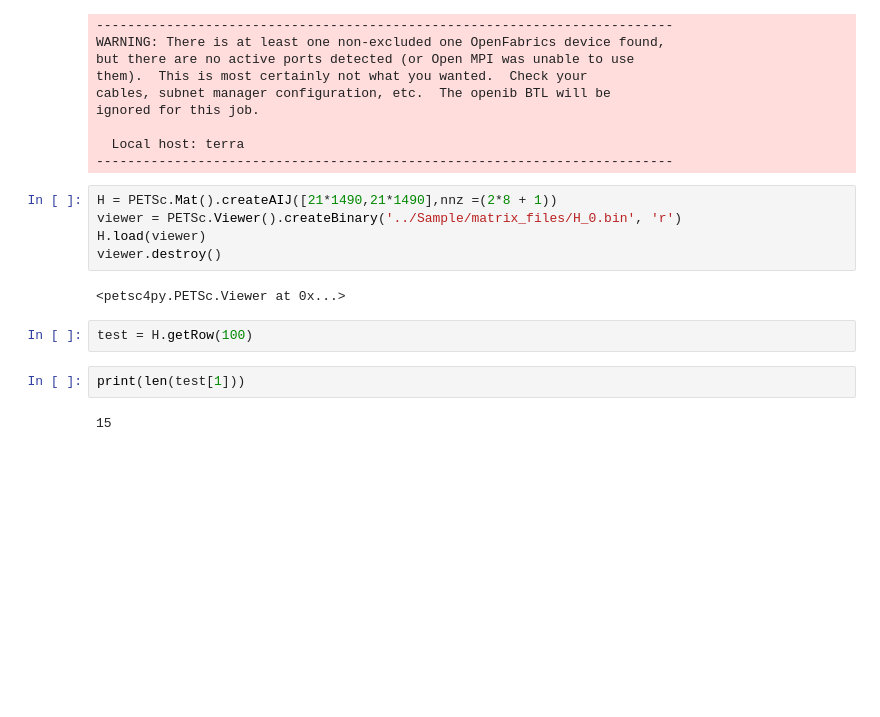
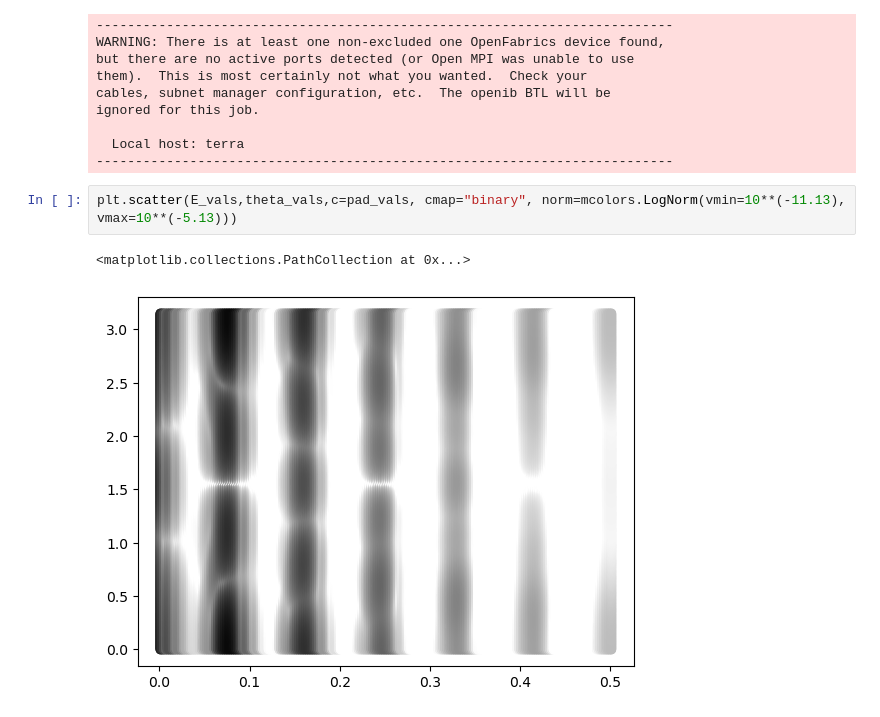
Before and after one commit to RexPlanalp/TDSE, a Jupyter notebook: Sample/plot.ipynb, the cells around one changed output. Drawn from its saved outputs; the diff is of its cells as text; blank space fills up the shorter version.

```diff
--- a/Sample/plot.ipynb
+++ b/Sample/plot.ipynb
@@ -82,16 +82,8 @@ ignored for this job.
 
   Local host: terra
 --------------------------------------------------------------------------
-# %%
-H = PETSc.Mat().createAIJ([21*1490,21*1490],nnz =(2*8 + 1))
-viewer = PETSc.Viewer().createBinary('../Sample/matrix_files/H_0.bin', 'r')
-H.load(viewer)
-viewer.destroy()
-# %% [output]
-<petsc4py.PETSc.Viewer at 0x...>
-# %%
-test = H.getRow(100)
-# %%
-print(len(test[1]))
-# %% [output]
-15
+# %%
+plt.scatter(E_vals,theta_vals,c=pad_vals, cmap="binary", norm=mcolors.LogNorm(vmin=10**(-11.13), vmax=10**(-5.13)))
+# %% [output]
+<matplotlib.collections.PathCollection at 0x...>
+[figure, added]
```
Also changed, not shown: parts of 4 cells of this notebook.
